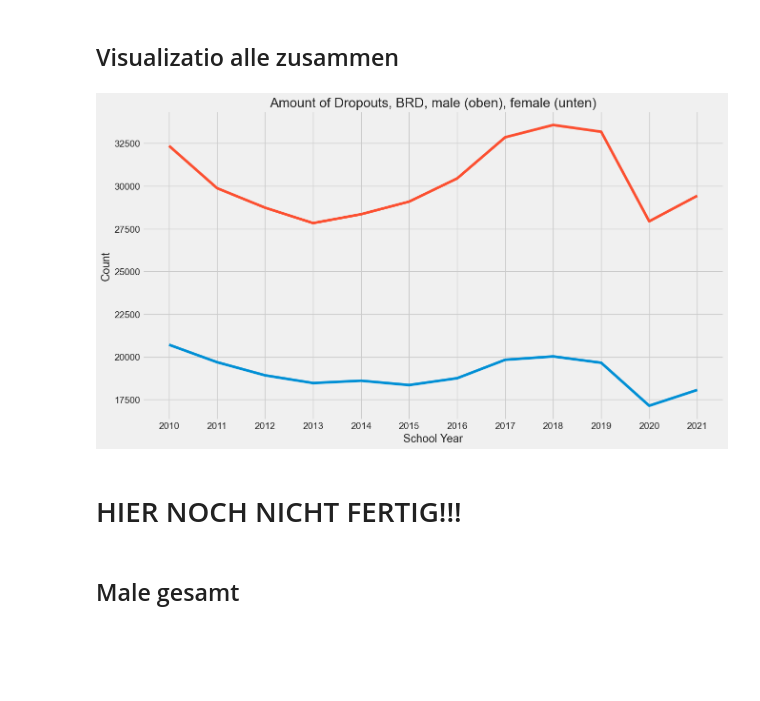
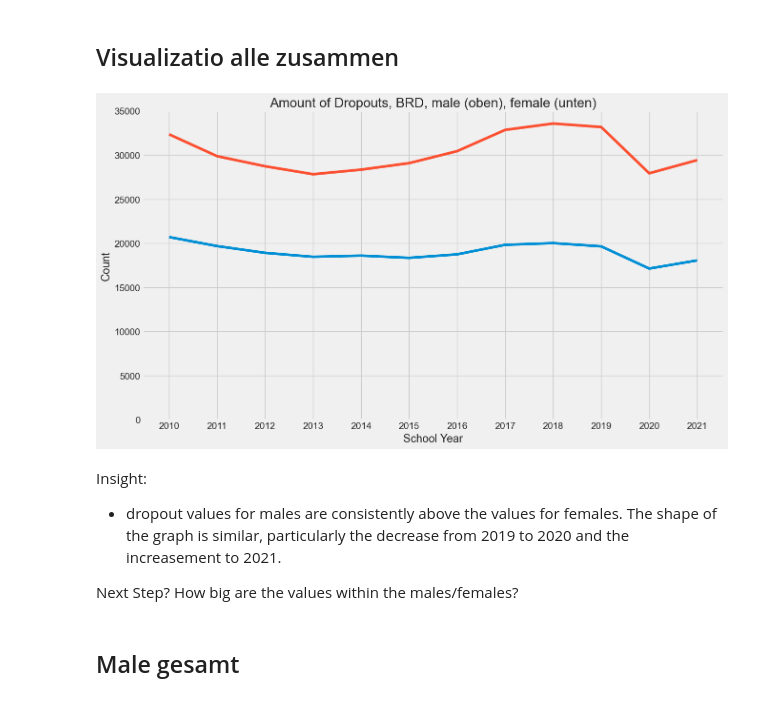
Before and after one commit to Stargazer-ger/capstone_project_hh_23_1, a Jupyter notebook: eda_schulform_gender.ipynb, the cells around one changed output. Cells and saved outputs as stored; diff of their text form; code cells hidden in the pictures; blank space fills up the shorter version.

```diff
--- a/eda_schulform_gender.ipynb
+++ b/eda_schulform_gender.ipynb
@@ -840,20 +870,26 @@ plt.show()
 # %%
 plt.figure(figsize=(14, 8))
 plt.style.use('seaborn-whitegrid')
 plt.style.use('fivethirtyeight')
 
 plt.plot(df_female_dropouts_brd)
 plt.plot(df_male_dropouts_brd)
+#plt.plot(df_dropouts_brd)
 
 plt.title("Amount of Dropouts, BRD, male (oben), female (unten)")
 plt.xlabel("School Year")
 plt.ylabel('Count')
+plt.ylim(0, 35000)
+
 plt.tick_params(axis='x', rotation=0)
 plt.show()
 # %% [output]
-[figure, old version]
+[figure, new version]
-# %% [markdown]
-# HIER NOCH NICHT FERTIG!!!
+# %% [markdown]
+Insight:
+- dropout values for males are consistently above the values for females. The shape of the graph is similar, particularly the decrease from 2019 to 2020 and the increasement to 2021.
+
+Next Step? How big are the values within the males/females?
 # %% [markdown]
 ## Male gesamt
 # %%
```
Also changed, not shown: parts of 26 cells of this notebook, 3 other files.
